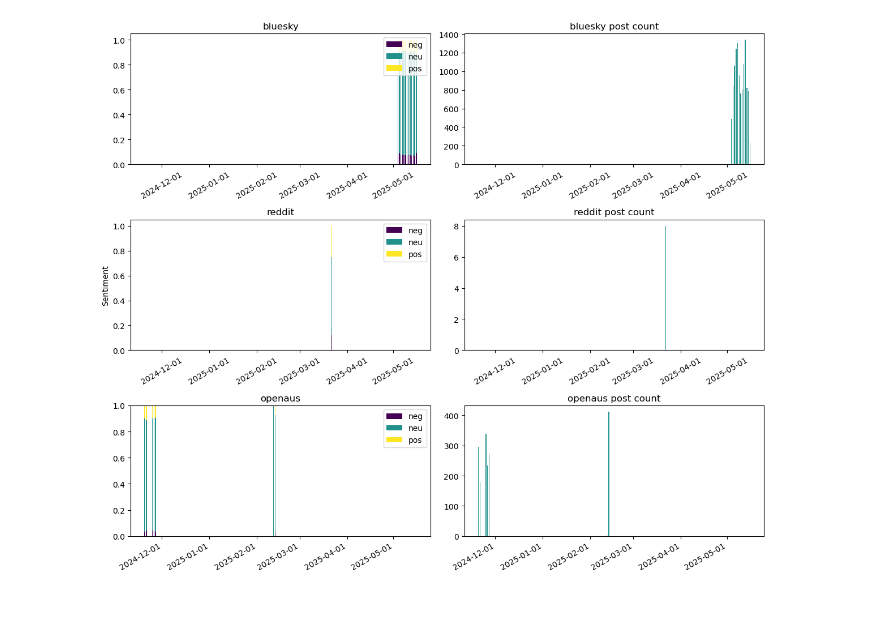
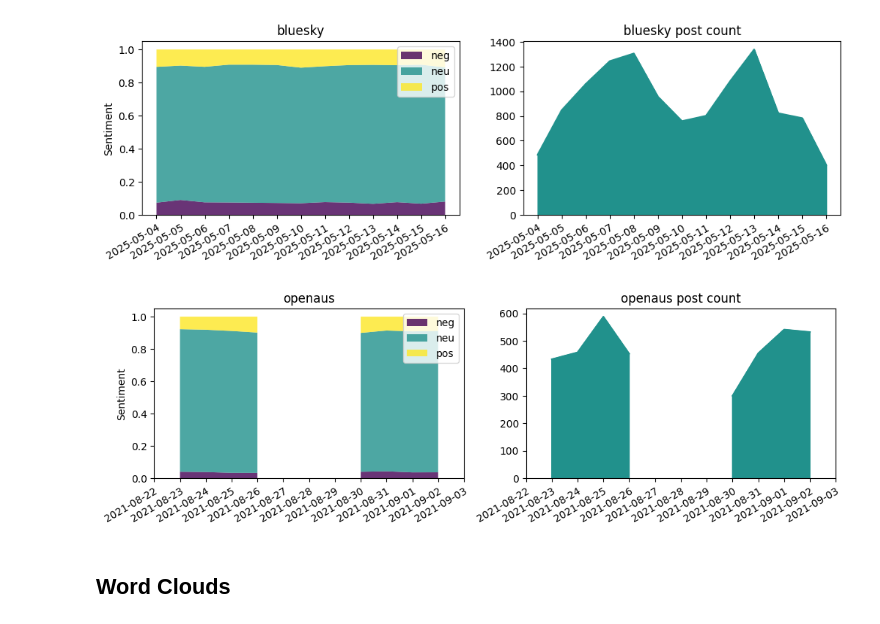
Before and after one commit to I-ueRya-n/CLOUD-NATIVE-REAL-TIME-BIG-DATA-PIPELINE-ANALYTICS, a Jupyter notebook: examples/sample.ipynb, the cells around one changed output. Saved outputs shown, nothing was run; the diff lists cells and outputs as text; code cells hidden in the pictures.

Commit message:
ui: sentiment end date

```diff
--- a/examples/sample.ipynb
+++ b/examples/sample.ipynb
@@ -11,10 +13,11 @@ fission = "http://localhost:9090"
 def format_date(date):
     return date.strftime("%Y-%m-%d")
 
-def dataframe(data, start):
-    base = datetime.datetime.today()
-    num_days = (base - datetime.datetime.fromisoformat(start)).days
-    date_list = [format_date(base - datetime.timedelta(days=x)) for x in range(num_days, -1, -1)]
+def dataframe(data, start, end):
+    start_date = datetime.datetime.fromisoformat(start)
+    end_date = datetime.datetime.fromisoformat(end)
+    num_days = (end_date - start_date).days
+    date_list = [format_date(start_date + datetime.timedelta(days=x)) for x in range(num_days + 1)]
     df = pd.DataFrame.from_dict(data, orient="index").reindex(date_list)
     return df
 # %%
@@ -35,47 +63,13 @@ for s in keys:
 # %%
-# colors
-cmap = plt.colormaps['viridis']
-colors = cmap(np.linspace(0, 1, 3))
-
-# set up the figure layout
-fig, ax = plt.subplots(3, 2, sharex=True, figsize=(12, 10))
-ax[int(len(keys) / 2),0].set_ylabel("Sentiment", loc="center")
-bottom = np.zeros(len(df["bluesky"]["neg"]))
-
-# plot the data
-for i, s in enumerate(keys):
-    temp_df = df[s]
-
-    total = temp_df['neg'] + temp_df['neu'] + temp_df['pos']
-
-    bottom = np.zeros(len(temp_df["neg"]))
-
-    for j, col in enumerate(['neg', 'neu', 'pos']):
-        ax[i,0].bar(temp_df.index, temp_df[col] / total, 0.5, label=col, color=colors[j], bottom=bottom)
-        bottom += temp_df[col] / total
-
-    ax[i,0].legend(loc="upper right")
-    ax[i,0].set_title(s)
-    ax[i,0].set_ylim(bottom=0)
-
-    ax[i, 1].bar(temp_df.index, total, 0.5, label=col, color=colors[1])
-    ax[i,1].set_title(s + " post count")
-    ax[i,1].set_ylim(bottom=0)
-
-# show the dates as x axis labels
-for i in range(3):
-    for j in range(2):
-        ax[i, j].xaxis.set_major_locator(plt.matplotlib.dates.AutoDateLocator())
-        ax[i, j].xaxis.set_major_formatter(plt.matplotlib.dates.DateFormatter('%Y-%m-%d'))
-        for label in ax[i, j].get_xticklabels():
-            label.set_rotation(30)
-            label.set_ha('right')
-        ax[i, j].tick_params(axis='x', which='both', labelbottom=True, rotation=30)
-
-plt.tight_layout()
-plt.show()
+plot_source_sentiment("bluesky", "2025-05-04", "2025-05-16")
 # %% [output]
-[figure, old version]
+[figure, new version]
+# %%
+plot_source_sentiment("openaus", "2021-08-22", "2021-09-03")
+# %% [output]
+[figure, added]
+# %% [markdown]
+## Word Clouds
 # %%
 response = requests.get(
         url=f"{fission}/ui/named-entities/count/100/label/ORG",
```
Also changed, not shown: parts of 7 cells of this notebook, 6 other files.
